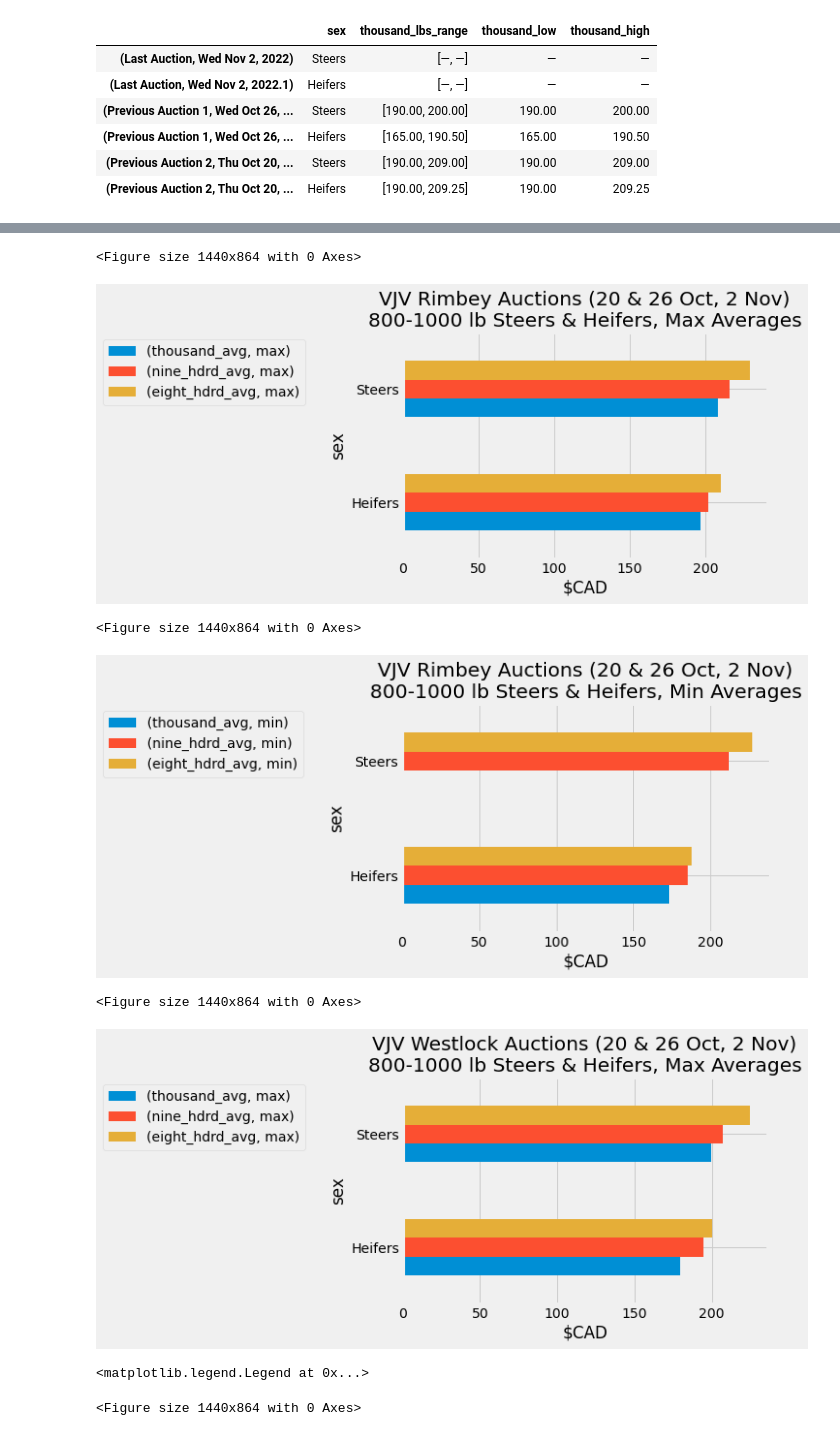
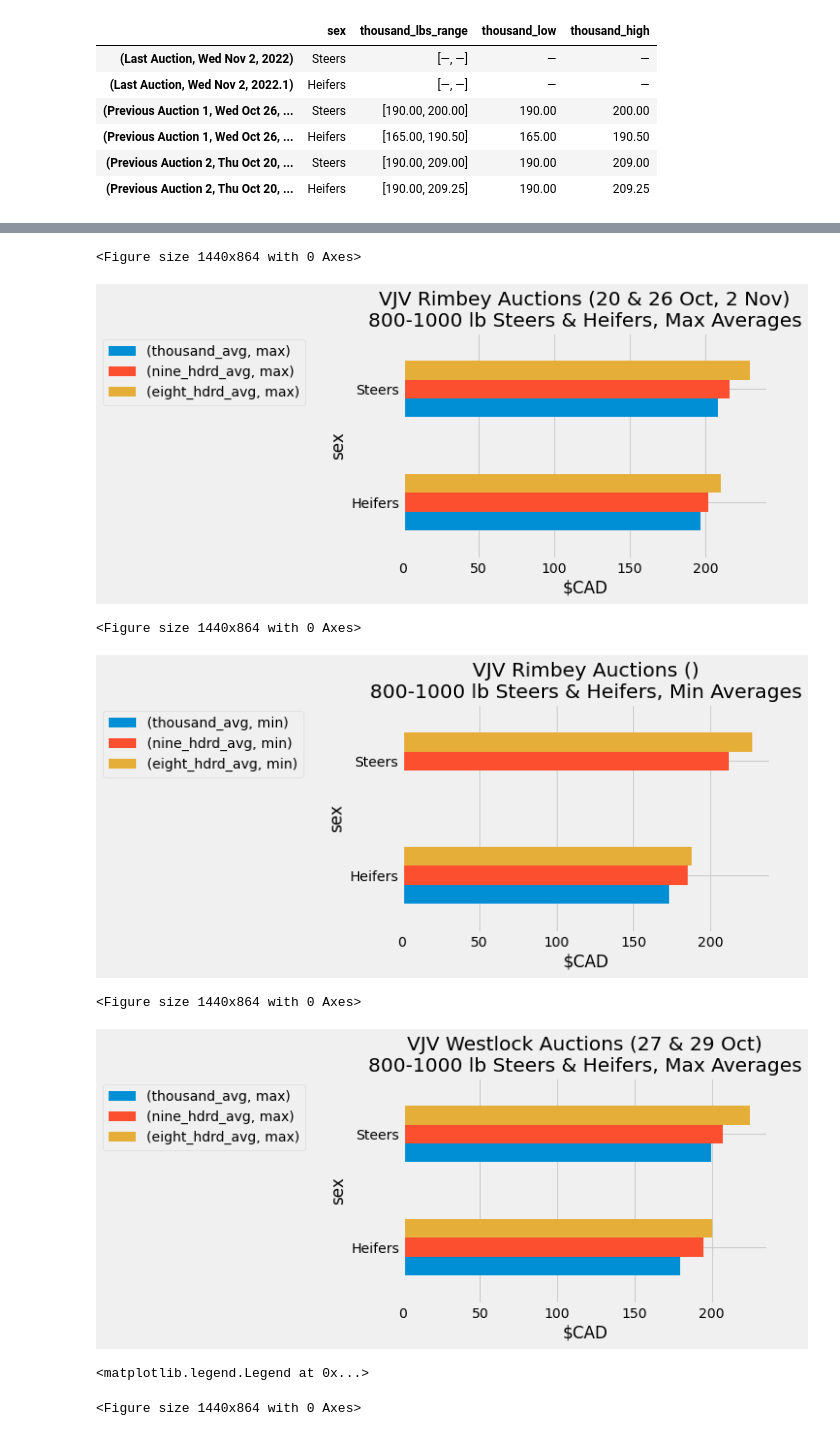
Before and after one commit to tarrencen/rice_farms, a Jupyter notebook: auction_prices.ipynb, the cells around one changed output, grey strips where cells are left out. Cells and saved outputs as stored; diff of their text form; code cells hidden in the pictures.

```diff
--- a/auction_prices.ipynb
+++ b/auction_prices.ipynb
@@ -199,7 +202,7 @@ ponoka_table[1:]
 | (Previous Auction 2, Thu Oct 20, ... | Steers | $190.00 - $209.00 | $195.00 - $215.00 | $200.00 - $245.00 | $235.00 - $261.50 | ... |
 | (Previous Auction 2, Thu Oct 20, ... | Heifers | $190.00 - $209.25 | $195.00 - $210.00 | $200.00 - $218.25 | $205.00 - $220.50 | ... |
 # %%
-def clean_vjv_table(df):
+def clean_vjv_table(df, market_loc):
     '''
     Takes in a df of Vold Jones Vold market report data,
     returns desired slice of df with columns prepared for analysis.
@@ -227,13 +230,19 @@ def clean_vjv_table(df):
                                         .replace('400', 'four_hdrd')\
                                             .replace('300', 'three_hdrd') for col in df.columns]
 
+     # Add location column
+    df['location'] = market_loc
+
     # Rename "weight" column to represent its data
     df = df.rename(columns = {'weight' : 'sex'})
+
     # Drop unneeded first row that supplied column names
     df = df[1:]
+
     # Flatten MultiIndex
     flat_idx = df.index.to_flat_index()
     df = df.set_index(flat_idx)
+
     # Create columns of price data converted from str dtype
     df['thousand_lbs_range'] = df.thousand_lbs_steers_heifers.str.replace('$', '').str.replace(' -', ',').str.split(',')
     df[['thousand_low', 'thousand_high']] = df.thousand_lbs_range.to_list()
@@ -275,8 +284,12 @@ def clean_vjv_table(df):
     df.three_hdrd_low = df.three_hdrd_low.astype('float')
     df.three_hdrd_high = df.three_hdrd_high.astype('float')
     df['three_hdrd_avg'] = (df.three_hdrd_low + df.three_hdrd_high)/2
-    #Fill nulls
+
+    # Fill nulls
     df = df.fillna(0)
+
+    # Round all float values to two places
+    df = df.round(2)
 
 
 
@@ -295,7 +308,7 @@ def clean_vjv_table(df):
     return df
 # %%
 ponoka_df = get_vjv_data(vjv_ponoka_url)
-ponoka_df = clean_vjv_table(ponoka_df)
+ponoka_df = clean_vjv_table(ponoka_df, 'Ponoka')
 #print(ponoka_df.columns)
 ponoka_df.info()
 ponoka_df
@@ -339,5 +352,5 @@ ponoka_df.describe()
 # %%
-rimbey_df = clean_vjv_table(rimbey_table)
-westlock_df = clean_vjv_table(westlock_table)
-rimbey_df.describe()
+rimbey_df = clean_vjv_table(rimbey_table, 'Rimbey')
+westlock_df = clean_vjv_table(westlock_table, 'Westlock')
+rimbey_df
 # %% [output]
@@ -382,7 +451,7 @@ plt.show()
 
 plt.figure(figsize=(20, 12))
 ponoka_df[['sex', 'thousand_avg', 'nine_hdrd_avg', 'eight_hdrd_avg']].groupby('sex').agg(['min']).plot.barh()
-plt.title('VJV Ponoka Auctions (20 & 26 Oct, 2 Nov)\n800-1000 lb Steers & Heifers, Min Averages')
+plt.title('VJV Ponoka Auctions (20 Sep, 11 & 25 Oct)\n800-1000 lb Steers & Heifers, Min Averages')
 plt.xlabel('$CAD')
 plt.legend(bbox_to_anchor=(-0.25,1))
 
@@ -398,7 +467,7 @@ plt.show()
 
 plt.figure(figsize=(20, 12))
 rimbey_df[['sex', 'thousand_avg', 'nine_hdrd_avg', 'eight_hdrd_avg']].groupby('sex').agg(['min']).plot.barh()
-plt.title('VJV Rimbey Auctions (20 & 26 Oct, 2 Nov)\n800-1000 lb Steers & Heifers, Min Averages')
+plt.title('VJV Rimbey Auctions ()\n800-1000 lb Steers & Heifers, Min Averages')
 plt.xlabel('$CAD')
 plt.legend(bbox_to_anchor=(-0.25,1))
 
@@ -406,7 +475,7 @@ plt.show()
 
 plt.figure(figsize=(20, 12))
 westlock_df[['sex', 'thousand_avg', 'nine_hdrd_avg', 'eight_hdrd_avg']].groupby('sex').agg(['max']).plot.barh()
-plt.title('VJV Westlock Auctions (20 & 26 Oct, 2 Nov)\n800-1000 lb Steers & Heifers, Max Averages')
+plt.title('VJV Westlock Auctions (27 & 29 Oct)\n800-1000 lb Steers & Heifers, Max Averages')
 plt.xlabel('$CAD')
 plt.legend(bbox_to_anchor=(-0.25,1))
 
@@ -425,9 +494,9 @@ plt.legend(bbox_to_anchor=(-0.25,1))
 <Figure size 1440x864 with 0 Axes>
 [figure]
 <Figure size 1440x864 with 0 Axes>
-[figure, old version]
+[figure, new version]
 <Figure size 1440x864 with 0 Axes>
-[figure, old version]
+[figure, new version]
 <matplotlib.legend.Legend at 0x...>
 <Figure size 1440x864 with 0 Axes>
 [figure]
```
Also changed, not shown: parts of 16 cells of this notebook.
